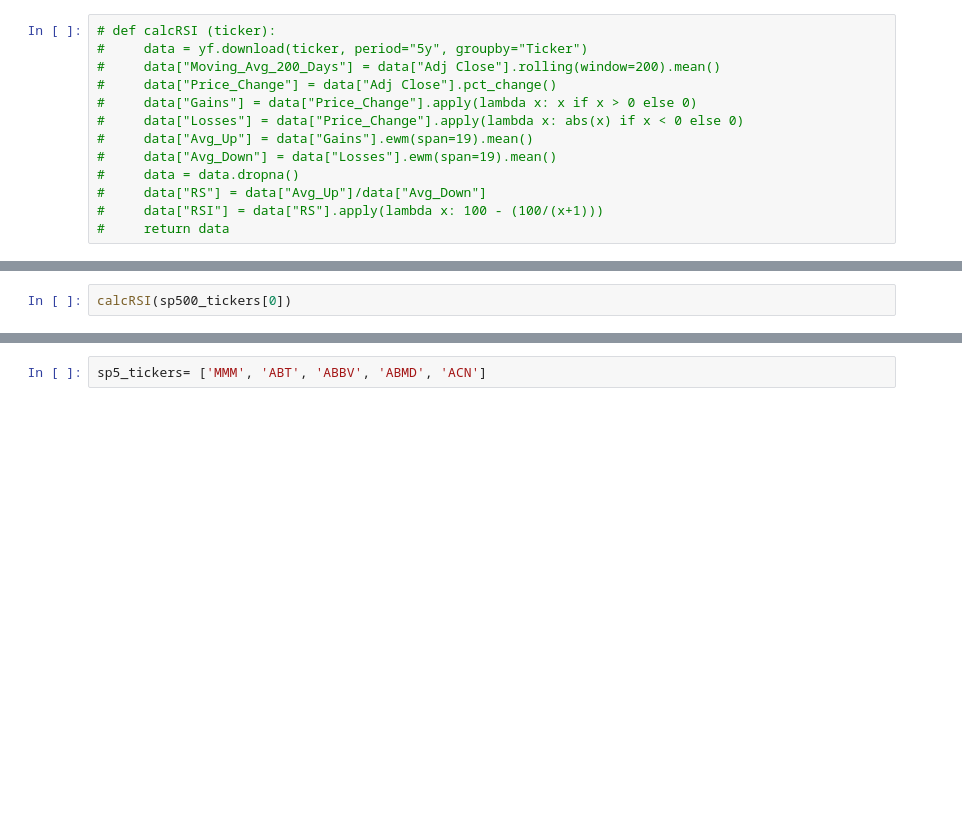
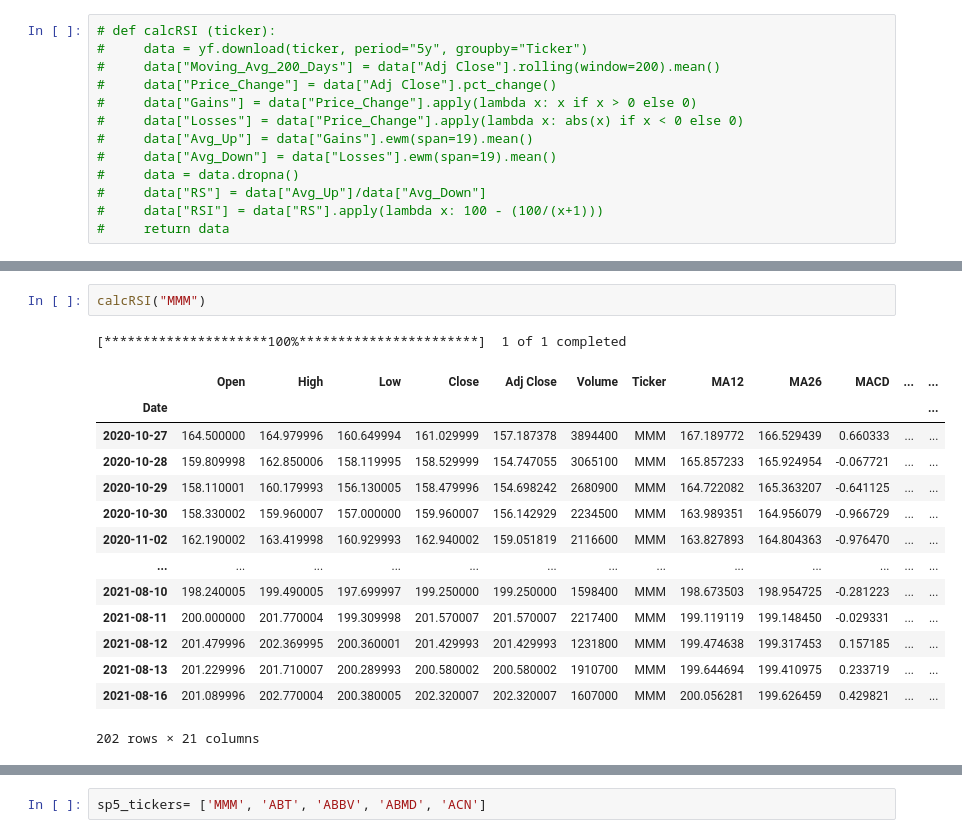
Before and after one commit to JuliaGuanzon/Quickr_Pickr, a Jupyter notebook: Sam/Financial_Calcs2.ipynb, the cells around one changed output, grey strips where cells are left out. Drawn from its saved outputs; the diff is of its cells as text; blank space fills up the shorter version.

```diff
--- a/Sam/Financial_Calcs2.ipynb
+++ b/Sam/Financial_Calcs2.ipynb
@@ -151,2 +168,18 @@ def calcRSI (ticker):
-# %%
-calcRSI(sp500_tickers[0])
+# %%
+calcRSI("MMM")
+# %% [output]
+[*********************100%***********************]  1 of 1 completed
+|  | Open | High | Low | Close | Adj Close | Volume | Ticker | MA12 | MA26 | MACD | ... | ... |
+| Date |  |  |  |  |  |  |  |  |  |  |  | ... |
+| 2020-10-27 | 164.500000 | 164.979996 | 160.649994 | 161.029999 | 157.187378 | 3894400 | MMM | 167.189772 | 166.529439 | 0.660333 | ... | ... |
+| 2020-10-28 | 159.809998 | 162.850006 | 158.119995 | 158.529999 | 154.747055 | 3065100 | MMM | 165.857233 | 165.924954 | -0.067721 | ... | ... |
+| 2020-10-29 | 158.110001 | 160.179993 | 156.130005 | 158.479996 | 154.698242 | 2680900 | MMM | 164.722082 | 165.363207 | -0.641125 | ... | ... |
+| 2020-10-30 | 158.330002 | 159.960007 | 157.000000 | 159.960007 | 156.142929 | 2234500 | MMM | 163.989351 | 164.956079 | -0.966729 | ... | ... |
+| 2020-11-02 | 162.190002 | 163.419998 | 160.929993 | 162.940002 | 159.051819 | 2116600 | MMM | 163.827893 | 164.804363 | -0.976470 | ... | ... |
+| ... | ... | ... | ... | ... | ... | ... | ... | ... | ... | ... | ... | ... |
+| 2021-08-10 | 198.240005 | 199.490005 | 197.699997 | 199.250000 | 199.250000 | 1598400 | MMM | 198.673503 | 198.954725 | -0.281223 | ... | ... |
+| 2021-08-11 | 200.000000 | 201.770004 | 199.309998 | 201.570007 | 201.570007 | 2217400 | MMM | 199.119119 | 199.148450 | -0.029331 | ... | ... |
+| 2021-08-12 | 201.479996 | 202.369995 | 200.360001 | 201.429993 | 201.429993 | 1231800 | MMM | 199.474638 | 199.317453 | 0.157185 | ... | ... |
+| 2021-08-13 | 201.229996 | 201.710007 | 200.289993 | 200.580002 | 200.580002 | 1910700 | MMM | 199.644694 | 199.410975 | 0.233719 | ... | ... |
+| 2021-08-16 | 201.089996 | 202.770004 | 200.380005 | 202.320007 | 202.320007 | 1607000 | MMM | 200.056281 | 199.626459 | 0.429821 | ... | ... |
+202 rows × 21 columns
```
Also changed, not shown: parts of 20 cells of this notebook, 1 other file.
